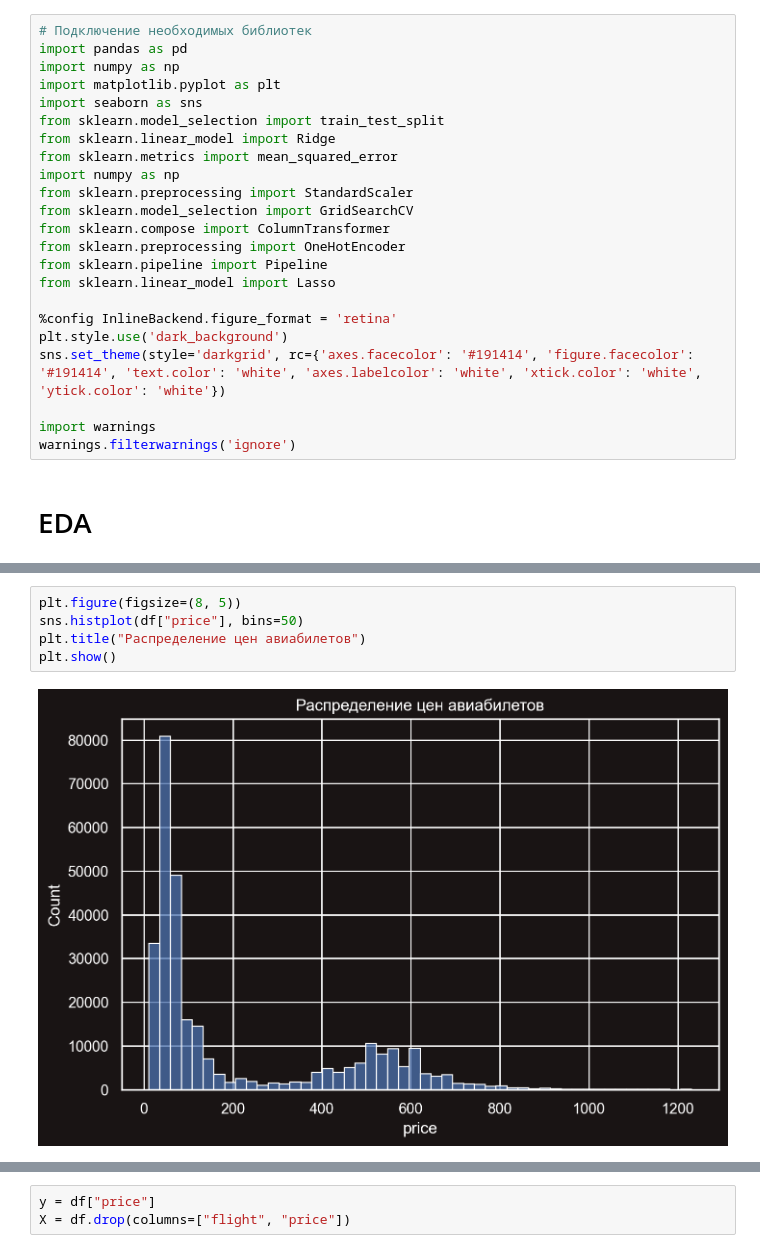
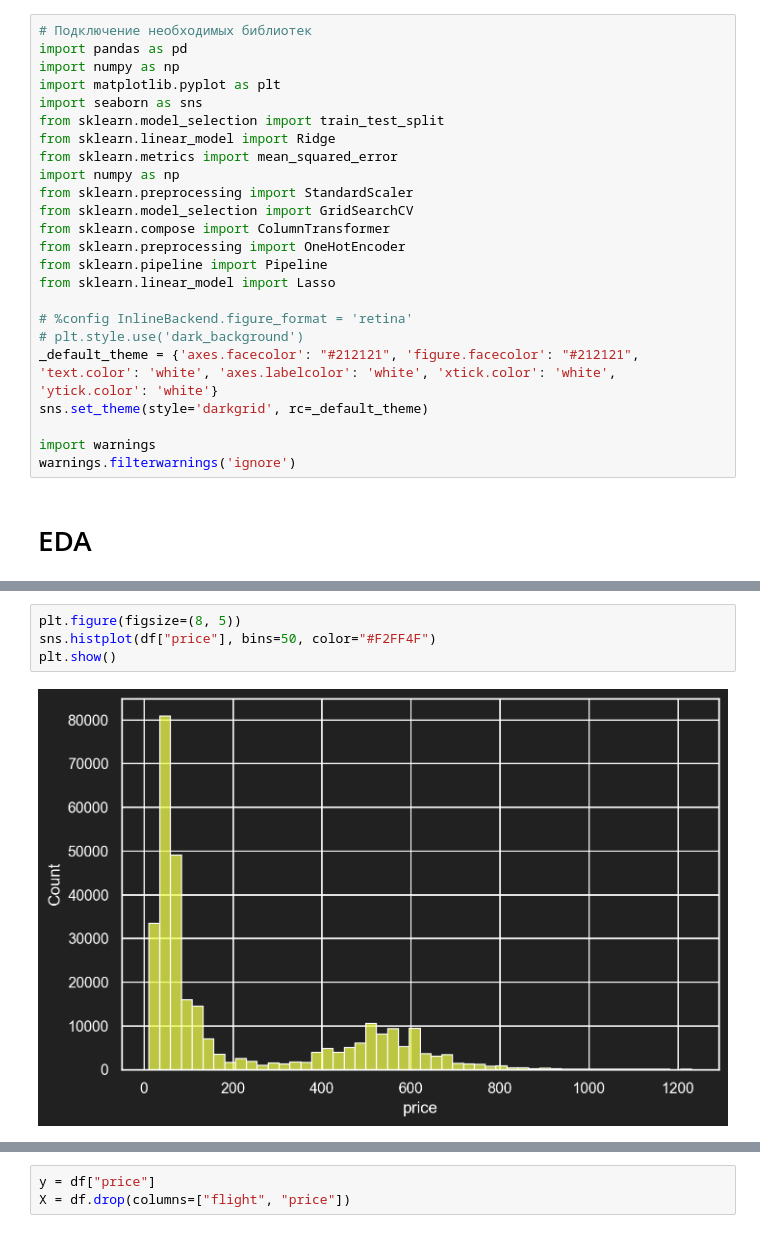
Before and after one commit to A2020GK/HSE_ML_Practice, a Jupyter notebook: project/research.ipynb, the cells around one changed output, grey strips where cells are left out. Drawn from its saved outputs; the diff is of its cells as text.

Commit message:
Update Research and add plots

```diff
--- a/project/research.ipynb
+++ b/project/research.ipynb
@@ -15,9 +15,10 @@ from sklearn.preprocessing import OneHotEncoder
 from sklearn.pipeline import Pipeline
 from sklearn.linear_model import Lasso
 
-%config InlineBackend.figure_format = 'retina'
-plt.style.use('dark_background')
-sns.set_theme(style='darkgrid', rc={'axes.facecolor': '#191414', 'figure.facecolor': '#191414', 'text.color': 'white', 'axes.labelcolor': 'white', 'xtick.color': 'white', 'ytick.color': 'white'})
+# %config InlineBackend.figure_format = 'retina'
+# plt.style.use('dark_background')
+_default_theme = {'axes.facecolor': "#212121", 'figure.facecolor': "#212121", 'text.color': 'white', 'axes.labelcolor': 'white', 'xtick.color': 'white', 'ytick.color': 'white'}
+sns.set_theme(style='darkgrid', rc=_default_theme)
 
 import warnings
 warnings.filterwarnings('ignore')
@@ -36,7 +60,6 @@ df.head(3)
 # %%
 plt.figure(figsize=(8, 5))
-sns.histplot(df["price"], bins=50)
-plt.title("Распределение цен авиабилетов")
+sns.histplot(df["price"], bins=50, color="#F2FF4F")
 plt.show()
 # %% [output]
-[figure, old version]
+[figure, new version]
```
Also changed, not shown: parts of 16 cells of this notebook, 10 other files.
